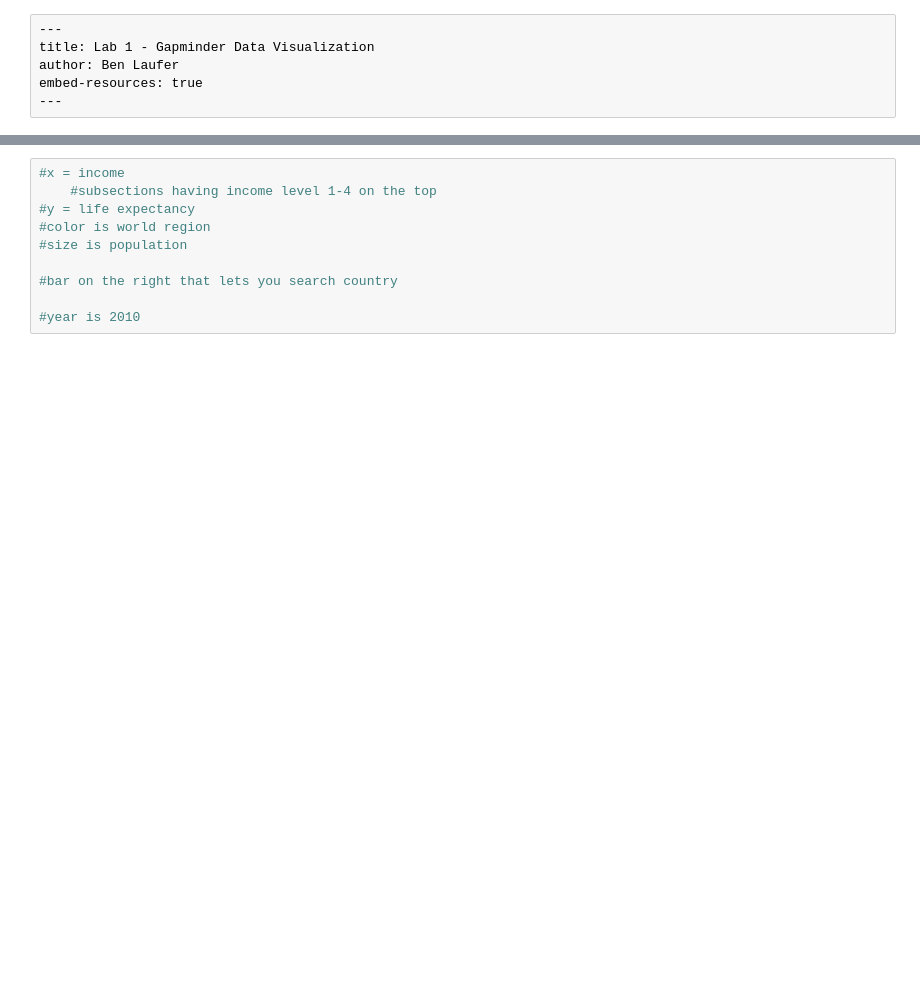
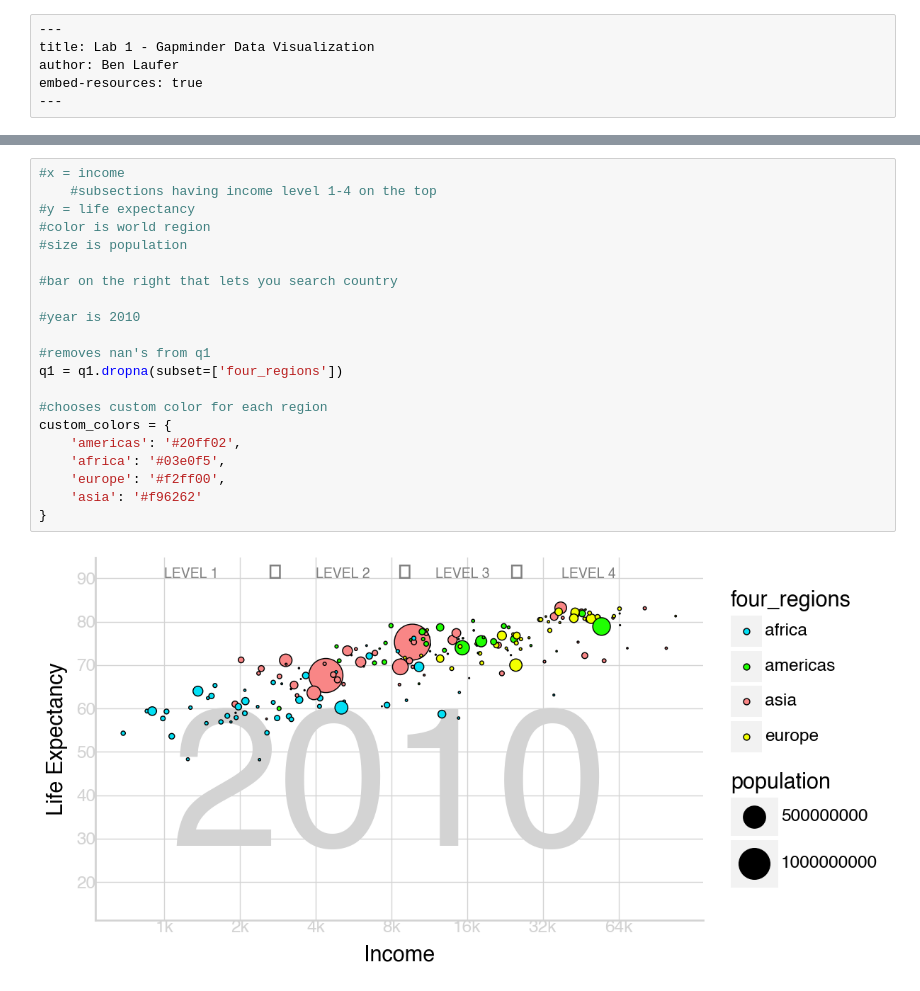
Before and after one commit to BLauf/GSB-544, a Jupyter notebook: labs/lab01/lab_01.ipynb, the cells around one changed output, grey strips where cells are left out. Cells and saved outputs as stored; diff of their text form; blank space fills up the shorter version.

```diff
--- a/labs/lab01/lab_01.ipynb
+++ b/labs/lab01/lab_01.ipynb
@@ -36,10 +44,23 @@ q3 = pd.read_csv('data/q3data.csv')
 # %%
 #x = income
     #subsections having income level 1-4 on the top
 #y = life expectancy
 #color is world region
 #size is population
 
 #bar on the right that lets you search country
 
 #year is 2010
+
+#removes nan's from q1
+q1 = q1.dropna(subset=['four_regions'])
+
+#chooses custom color for each region
+custom_colors = {
+    'americas': '#20ff02',
+    'africa': '#03e0f5',
+    'europe': '#f2ff00',
+    'asia': '#f96262'
+}
+# %% [output]
+[figure, added]
```
Also changed, not shown: parts of 8 cells of this notebook.
